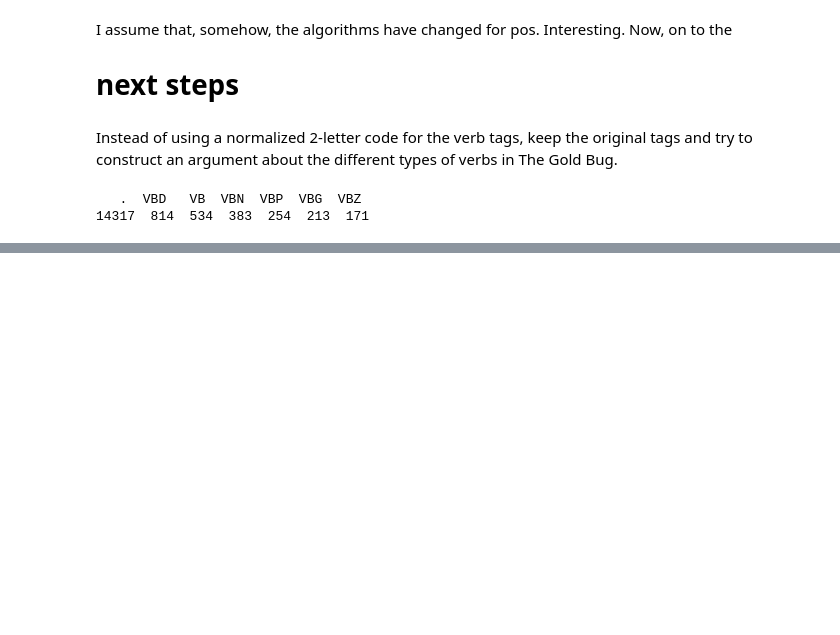
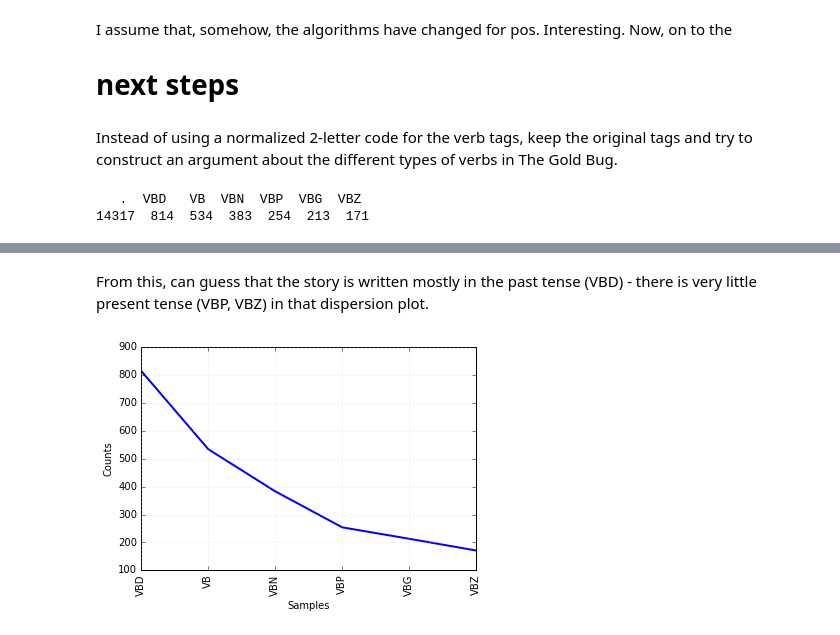
Before and after one commit to broomgrass/My-ALTA-Tutorials, a Jupyter notebook: PartsofSpeech.ipynb, the cells around one changed output, grey strips where cells are left out. Drawn from its saved outputs; the diff is of its cells as text; code cells hidden in the pictures; blank space fills up the shorter version.

```diff
--- a/PartsofSpeech.ipynb
+++ b/PartsofSpeech.ipynb
@@ -246,0 +243,6 @@ print(len(goldBugTagsVerbsNormalized))
+# %% [markdown]
+From this, can guess that the story is written mostly in the past tense (VBD) - there is very little present tense (VBP, VBZ) in that dispersion plot.
+# %%
+goldBugTagsVerbsNormalizedFreqs.plot(25)
+# %% [output]
+[figure, added]
```
Also changed, not shown: parts of 10 cells of this notebook.
